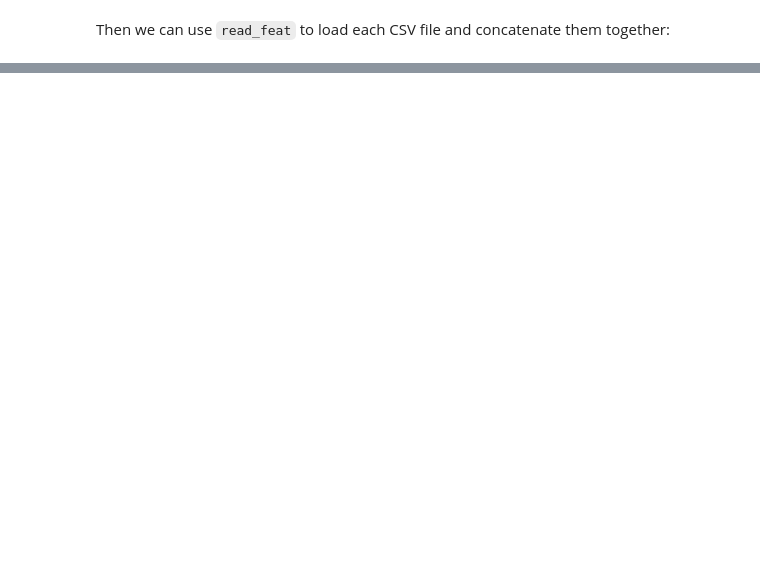
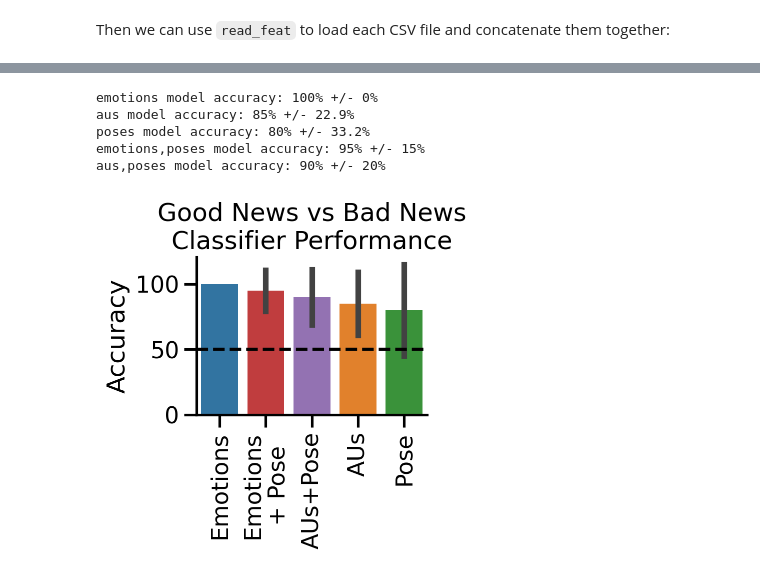
Before and after one commit to cosanlab/py-feat, a Jupyter notebook: docs/basic_tutorials/05_fex_analysis.ipynb, the cells around one changed output, grey strips where cells are left out. Drawn from its saved outputs; the diff is of its cells as text; code cells hidden in the pictures; blank space fills up the shorter version.

```diff
--- a/docs/basic_tutorials/05_fex_analysis.ipynb
+++ b/docs/basic_tutorials/05_fex_analysis.ipynb
@@ -296,0 +291,76 @@ animation = animate_face(
+# %%
+from sklearn.discriminant_analysis import LinearDiscriminantAnalysis
+from sklearn.preprocessing import (
+    StandardScaler,
+)  # always a good idea to normalize your features!
+from sklearn.pipeline import make_pipeline
+
+# List of different models we'll train
+feature_list = ["emotions", "aus", "poses", "emotions,poses", "aus,poses"]
+results = []
+models = {}
+
+for features in feature_list:
+
+    # .predict is just like .regress, but this time session is our y.
+    model, accuracy = by_condition.predict(
+        X=features,
+        y="sessions",
+        model=make_pipeline(StandardScaler(), LinearDiscriminantAnalysis()),
+        cv_kwargs={"cv": 10},
+    )
+
+    # Save the model
+    models[features] = model
+
+    # Save the performance for plotting
+    results.append(
+        pd.DataFrame(
+            {"Accuracy": accuracy * 100, "Features": [features] * len(accuracy)}
+        )
+    )
+    # Print performance
+    print(
+        f"{features} model accuracy: {accuracy.mean()*100:.3g}% +/- {accuracy.std()*100:.3g}%"
+    )
+
+# Concat results into a single dataframe and tweak column names
+results = pd.concat(results).assign(
+    Features=lambda df: df.Features.map(
+        {
+            "emotions": "Emotions",
+            "poses": "Pose",
+            "aus": "AUs",
+            "emotions,poses": "Emotions\n+ Pose",
+            "aus,poses": "AUs+Pose",
+        }
+    )
+)
+# Plot it
+# with sns.plotting_context("talk", font_scale=1.8):
+f, ax = plt.subplots(1, 1, figsize=(3.75,4));
+ax = sns.barplot(
+    x="Features",
+    y="Accuracy",
+    errorbar="sd",
+    dodge=False,
+    hue="Features",
+    data=results,
+    ax=ax,
+    order=["Emotions", "Emotions\n+ Pose", "AUs+Pose", "AUs", "Pose"],
+);
+ax.get_legend().remove();
+ax.set_title("Good News vs Bad News\nClassifier Performance");
+ax.set(ylabel="Accuracy", xlabel="");
+sns.despine();
+plt.axhline(y=50, ls="--", color="k");
+plt.xticks(rotation=90);
+plt.tight_layout();
+plt.savefig('/Users/Esh/Documents/dartmouth/cosan/projects/pyfeat/figures/decoding_acc.jpg', bbox_inches='tight');
+# %% [output]
+emotions model accuracy: 100% +/- 0%
+aus model accuracy: 85% +/- 22.9%
+poses model accuracy: 80% +/- 33.2%
+emotions,poses model accuracy: 95% +/- 15%
+aus,poses model accuracy: 90% +/- 20%
+[figure, added]
```
Also changed, not shown: parts of 53 cells of this notebook, 5 other files.
